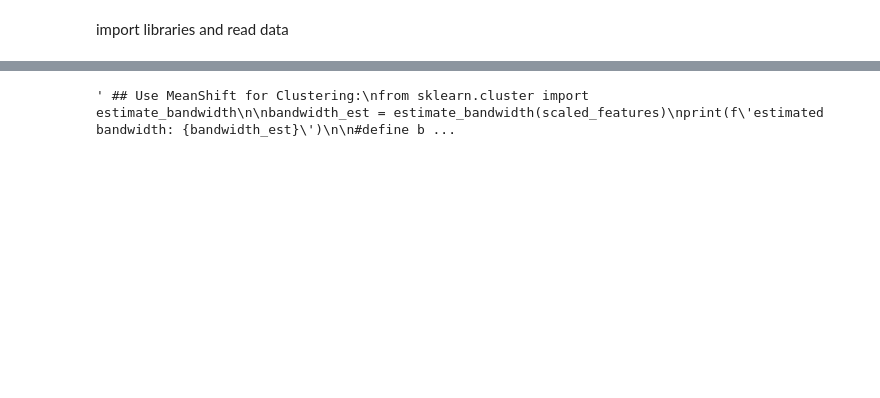
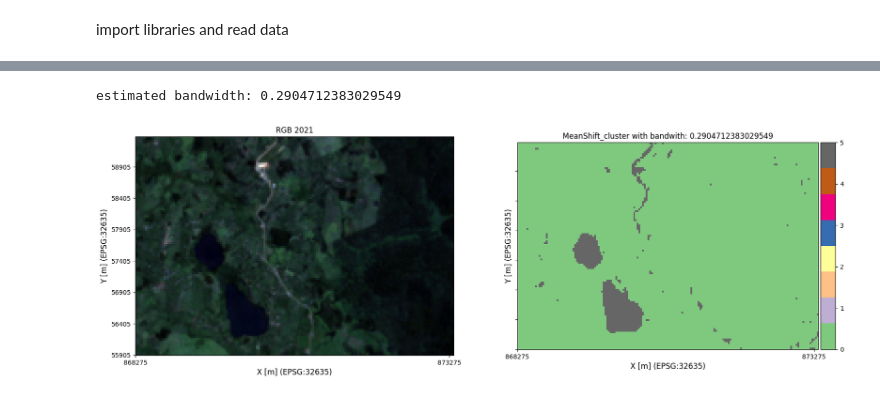
Before and after one commit to ftimcke/LULC-classification, a Jupyter notebook: unsupervised_clustering.ipynb, the cells around one changed output, grey strips where cells are left out. Drawn from its saved outputs; the diff is of its cells as text; code cells hidden in the pictures; blank space fills up the shorter version.

```diff
--- a/unsupervised_clustering.ipynb
+++ b/unsupervised_clustering.ipynb
@@ -264,47 +273,48 @@ for n in range(6, 7, 1):
 # %%
-""" ## Use MeanShift for Clustering:
+## Use MeanShift for Clustering:
 from sklearn.cluster import estimate_bandwidth
 
 bandwidth_est = estimate_bandwidth(scaled_features)
 print(f'estimated bandwidth: {bandwidth_est}')
 
 #define bandwidth for model
-bandwidth = 0.3
+bandwidth = bandwidth_est
 
 # create model
 ms = MeanShift(bandwidth=bandwidth)
 
 # fit the model to the data
 ms.fit(scaled_features)
 
 # Assign cluster labels
 cluster_labels = ms.labels_
 
 # Assign cluster labels to GeoDataFrame
 gdf[f'MeanShift_cluster_{bandwidth}'] = cluster_labels
 
 # add column cluster_mean_shift as a new Band into the RasterCollection composite
 MeanShift_cluster = Band.from_vector(vector_features = gdf,
                                 band_name_src = f'MeanShift_cluster_{bandwidth}',
                                 geo_info = composite['blue'].geo_info,
                                 band_name_dst=f'MeanShift_cluster_{bandwidth}')
 
-#composite.add_band(MeanShift_cluster)
+
+composite.add_band(MeanShift_cluster)
 
 #plot clusters
 fig, axs = plt.subplots(1, 2, figsize = (20, 10), sharey=True)
 
 composite.plot_multiple_bands(["red", "green", "blue"], ax=axs[0])
 axs[0].set_title(f'RGB {year}')
 
 composite.plot_band(f'MeanShift_cluster_{bandwidth}', colormap='Accent', discrete_values = False, user_defined_ticks = ticks, ax=axs[1])
 axs[1].set_title(f'MeanShift_cluster with bandwith: {bandwidth}')
 
 #save as PNG for quick view
 fig.savefig(f'S:\MSc_23_TimckeFinn\data\python_outputs\cluster\MS_cluster_{year}_{bandwidth}.png')
- """
 # %% [output]
-' ## Use MeanShift for Clustering:\nfrom sklearn.cluster import estimate_bandwidth\n\nbandwidth_est = estimate_bandwidth(scaled_features)\nprint(f\'estimated bandwidth: {bandwidth_est}\')\n\n#define b ...
+estimated bandwidth: 0.2904712383029549
+[figure, added]
 # %%
 # save as GeoTiff
 composite.to_rasterio(f'S:\MSc_23_TimckeFinn\data\EOdal\landsat_median_composite_{year}_smallAOI_si_cluster.tif')
```
Also changed, not shown: parts of 6 cells of this notebook, 3 other files.
